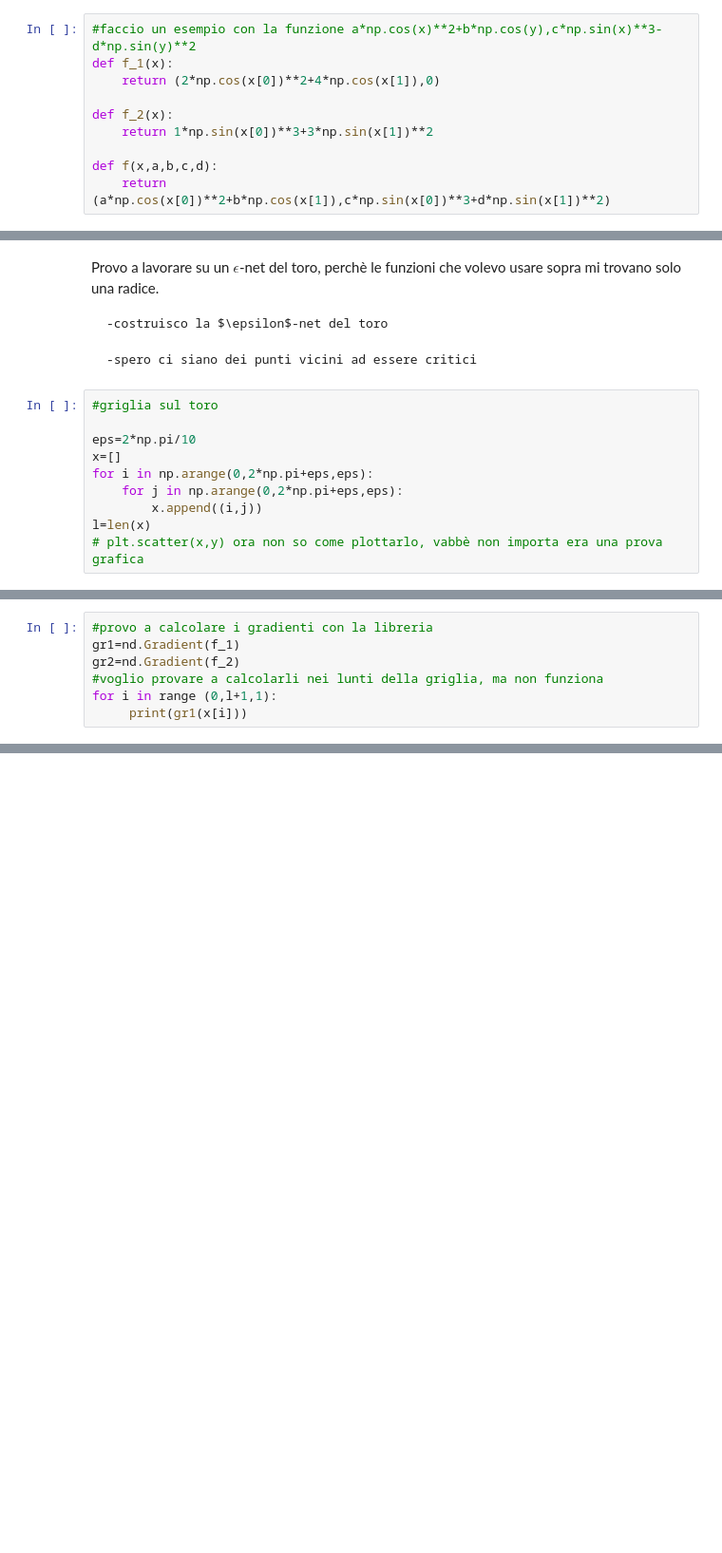
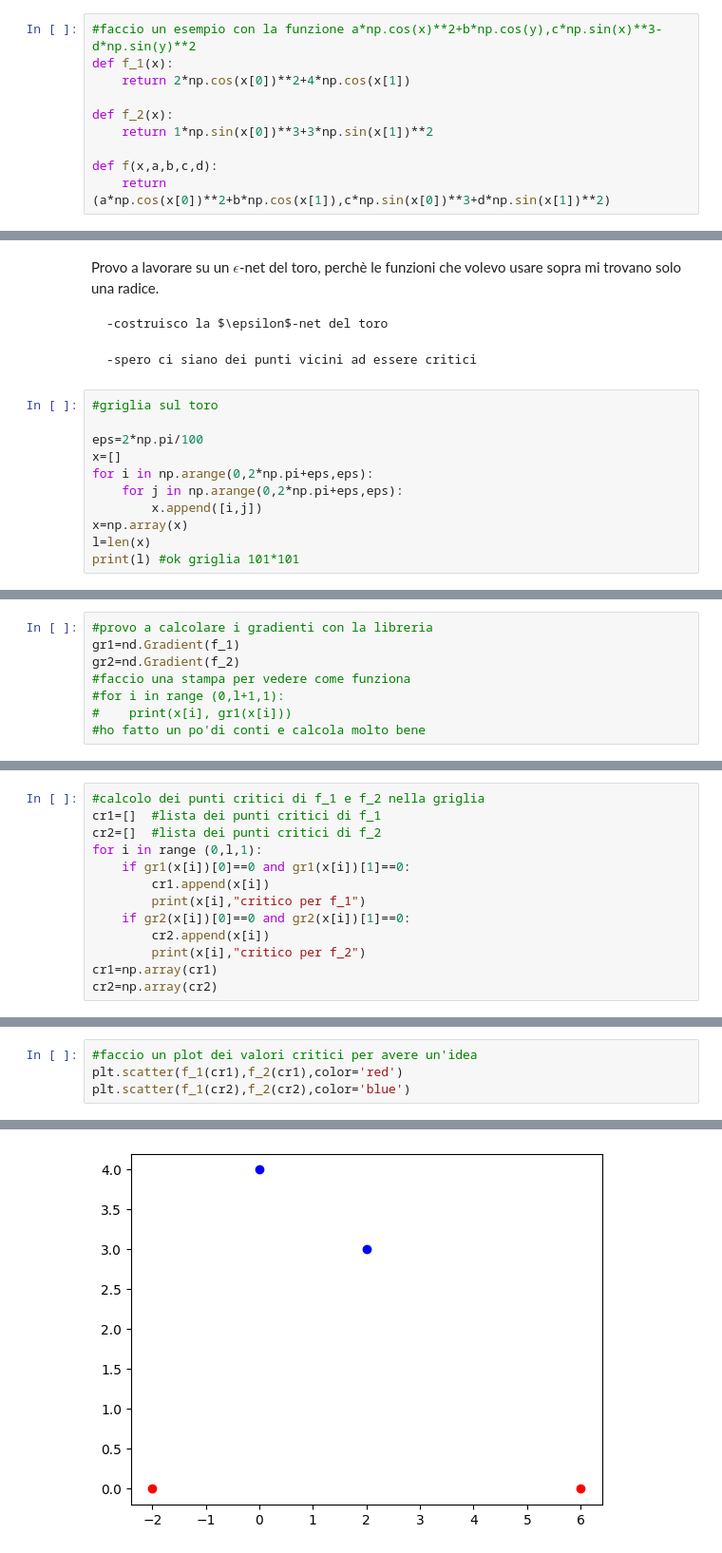
Before and after one commit to emosig/pershom, a Jupyter notebook: Prima_Prova_NB.ipynb, the cells around one changed output, grey strips where cells are left out. Shown at 95% size. Saved outputs shown, nothing was run; the diff lists cells and outputs as text; blank space fills up the shorter version.

Commit message:
Provando a fare dei plot

```diff
--- a/Prima_Prova_NB.ipynb
+++ b/Prima_Prova_NB.ipynb
@@ -27,7 +27,7 @@ class Torus:
 # %%
 #faccio un esempio con la funzione a*np.cos(x)**2+b*np.cos(y),c*np.sin(x)**3-d*np.sin(y)**2
 def f_1(x):
-    return (2*np.cos(x[0])**2+4*np.cos(x[1]),0)
+    return 2*np.cos(x[0])**2+4*np.cos(x[1])
 
 def f_2(x):
     return 1*np.sin(x[0])**3+3*np.sin(x[1])**2
@@ -55,10 +55,11 @@ Provo a lavorare su un $\epsilon$-net del toro, perchè le funzioni che volevo u
 # %%
 #griglia sul toro
 
-eps=2*np.pi/10
+eps=2*np.pi/100
 x=[]
 for i in np.arange(0,2*np.pi+eps,eps):
     for j in np.arange(0,2*np.pi+eps,eps):
-        x.append((i,j))
+        x.append([i,j])
+x=np.array(x)
 l=len(x)
-# plt.scatter(x,y) ora non so come plottarlo, vabbè non importa era una prova grafica
+print(l) #ok griglia 101*101
@@ -66,6 +69,7 @@ l=len(x)
 #provo a calcolare i gradienti con la libreria
 gr1=nd.Gradient(f_1)
 gr2=nd.Gradient(f_2)
-#voglio provare a calcolarli nei lunti della griglia, ma non funziona
-for i in range (0,l+1,1):
-     print(gr1(x[i]))
+#faccio una stampa per vedere come funziona
+#for i in range (0,l+1,1):
+#    print(x[i], gr1(x[i]))
+#ho fatto un po'di conti e calcola molto bene
@@ -79,0 +81,13 @@ TypeError: unsupported operand type(s) for -: 'tuple' and 'tuple'
+# %%
+#calcolo dei punti critici di f_1 e f_2 nella griglia
+cr1=[]  #lista dei punti critici di f_1
+cr2=[]  #lista dei punti critici di f_2
+for i in range (0,l,1):
+    if gr1(x[i])[0]==0 and gr1(x[i])[1]==0:
+        cr1.append(x[i])
+        print(x[i],"critico per f_1")
+    if gr2(x[i])[0]==0 and gr2(x[i])[1]==0:
+        cr2.append(x[i])
+        print(x[i],"critico per f_2")
+cr1=np.array(cr1)
+cr2=np.array(cr2)
@@ -79,0 +112,5 @@ TypeError: unsupported operand type(s) for -: 'tuple' and 'tuple'
+# %%
+#faccio un plot dei valori critici per avere un'idea
+plt.scatter(f_1(cr1),f_2(cr1),color='red')
+plt.scatter(f_1(cr2),f_2(cr2),color='blue')
+# %% [output]
@@ -79,0 +118 @@ TypeError: unsupported operand type(s) for -: 'tuple' and 'tuple'
+[figure, added]
```
Also changed, not shown: parts of 12 cells of this notebook.
